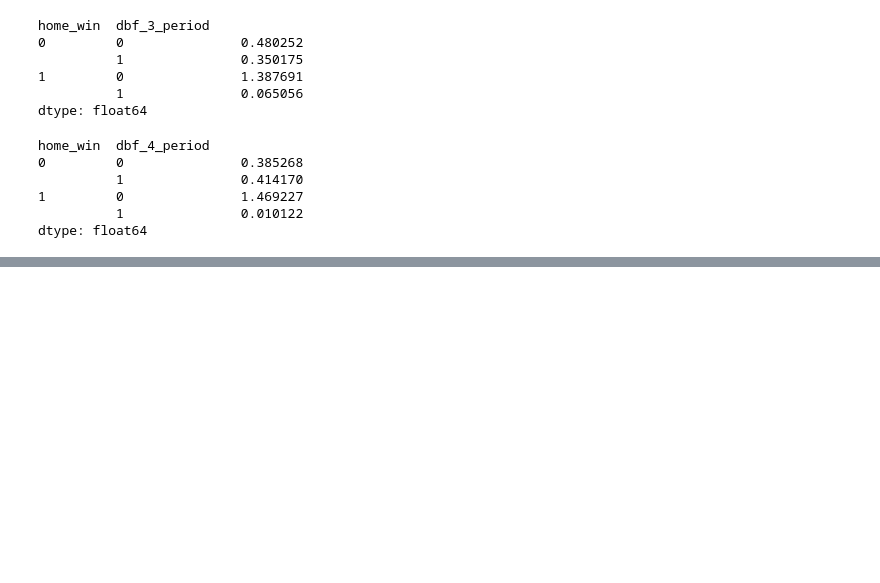
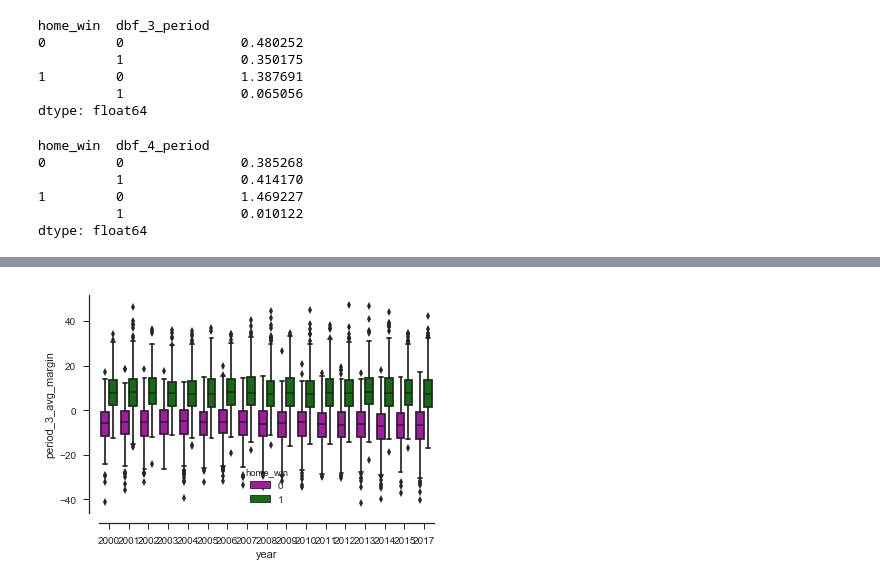
Before and after one commit to dogrdon/nba_data, a Jupyter notebook: comeback_analysis.ipynb, the cells around one changed output, grey strips where cells are left out. Cells and saved outputs as stored; diff of their text form; code cells hidden in the pictures; blank space fills up the shorter version.

```diff
--- a/comeback_analysis.ipynb
+++ b/comeback_analysis.ipynb
@@ -240,0 +584,7 @@ dtype: float64
+# %%
+sns.boxplot(x="year", y="period_3_avg_margin",
+            hue="home_win", palette=["m", "g"],
+            data=no_ot_clipped)
+sns.despine(offset=10, trim=False)
+# %% [output]
+[figure, added]
```
Also changed, not shown: parts of 27 cells of this notebook.
